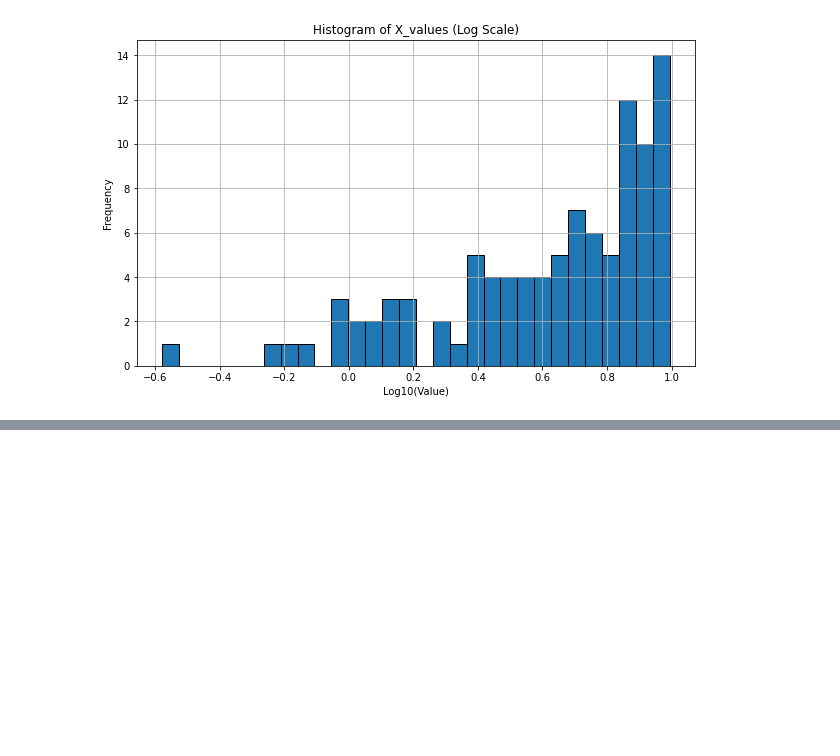
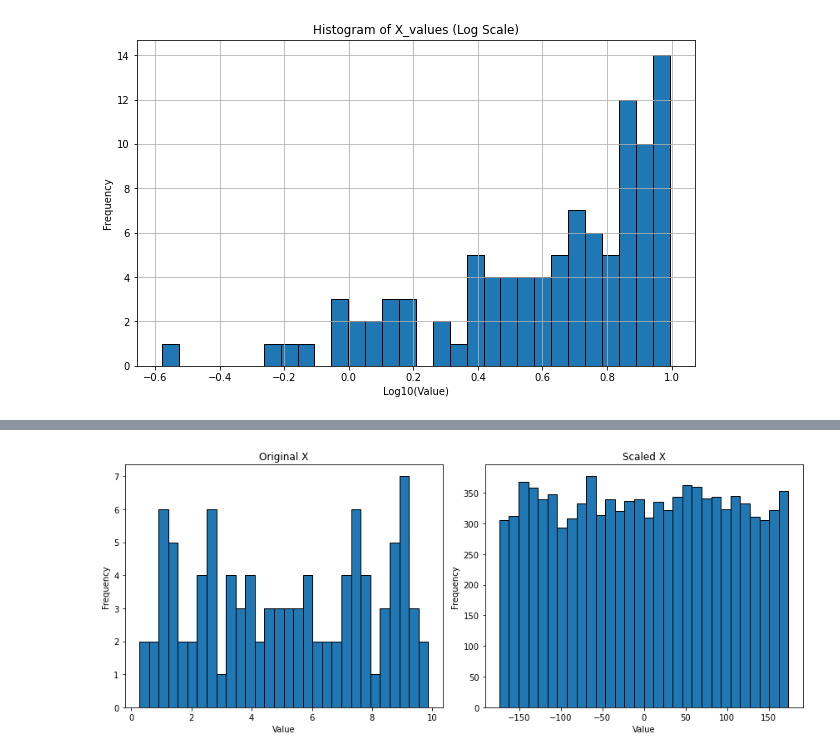
Before and after one commit to vishprivenkat/backpropagating-bananas, a Jupyter notebook: Gradient Descent /gradient_descent_from_scratch.ipynb, the cells around one changed output, grey strips where cells are left out. Saved outputs shown, nothing was run; the diff lists cells and outputs as text; code cells hidden in the pictures; blank space fills up the shorter version.

Commit message:
Standard Scaling on the data

```diff
--- a/Gradient Descent /gradient_descent_from_scratch.ipynb
+++ b/Gradient Descent /gradient_descent_from_scratch.ipynb
@@ -226,0 +232,42 @@ So, the range of values we have in the input seems to be in the order of 10^-0.6
+# %%
+import math
+
+def get_mean(data):
+  return sum(data)/len(data)
+
+def get_std_dev(data, mean):
+  squared_diff_sum = sum((x-mean)**2 for x in data)
+  return math.sqrt(squared_diff_sum)/len(data)
+
+def standard_scaler(data):
+  mean = get_mean(data)
+  std_dev = get_std_dev(data, mean)
+
+  if std_dev == 0:
+    return [0]*len(data)
+
+  scaled_data = [(x - mean)/std_dev for x in data]
+  return scaled_data
+# %%
+scaled_X = standard_scaler(X_1)
+scaled_y = standard_scaler(y_1)
+# %%
+fig, (ax1, ax2) = plt.subplots(1, 2, figsize=(12, 5))
+
+# Plot original data
+ax1.hist(X, bins=30, edgecolor='black')
+ax1.set_title('Original X')
+ax1.set_xlabel('Value')
+ax1.set_ylabel('Frequency')
+
+# Plot scaled data
+ax2.hist(scaled_X, bins=30, edgecolor='black')
+ax2.set_title('Scaled X')
+ax2.set_xlabel('Value')
+ax2.set_ylabel('Frequency')
+
+# Adjust layout and display
+plt.tight_layout()
+plt.show()
+# %% [output]
+[figure, added]
```
Also changed, not shown: parts of 3 cells of this notebook.
